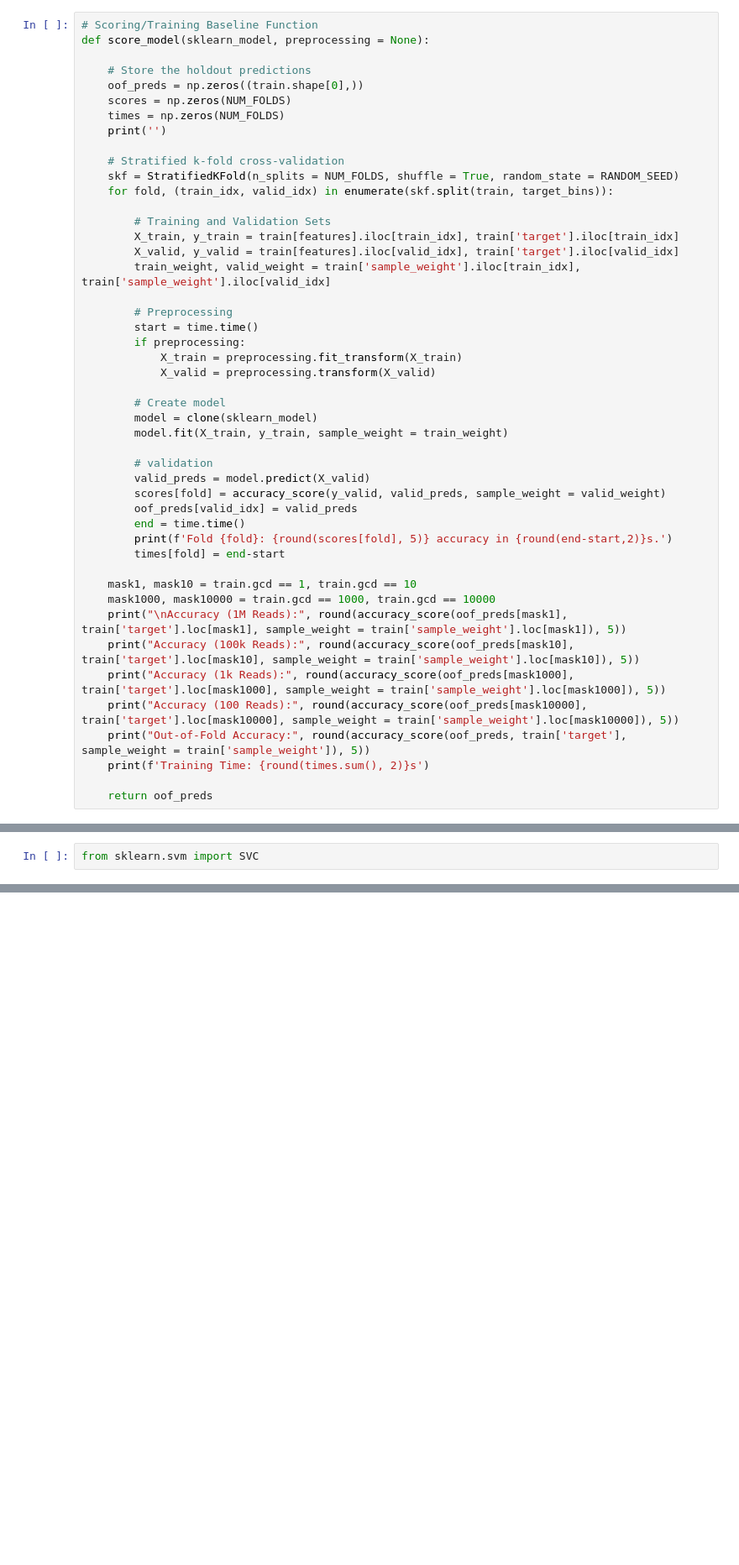
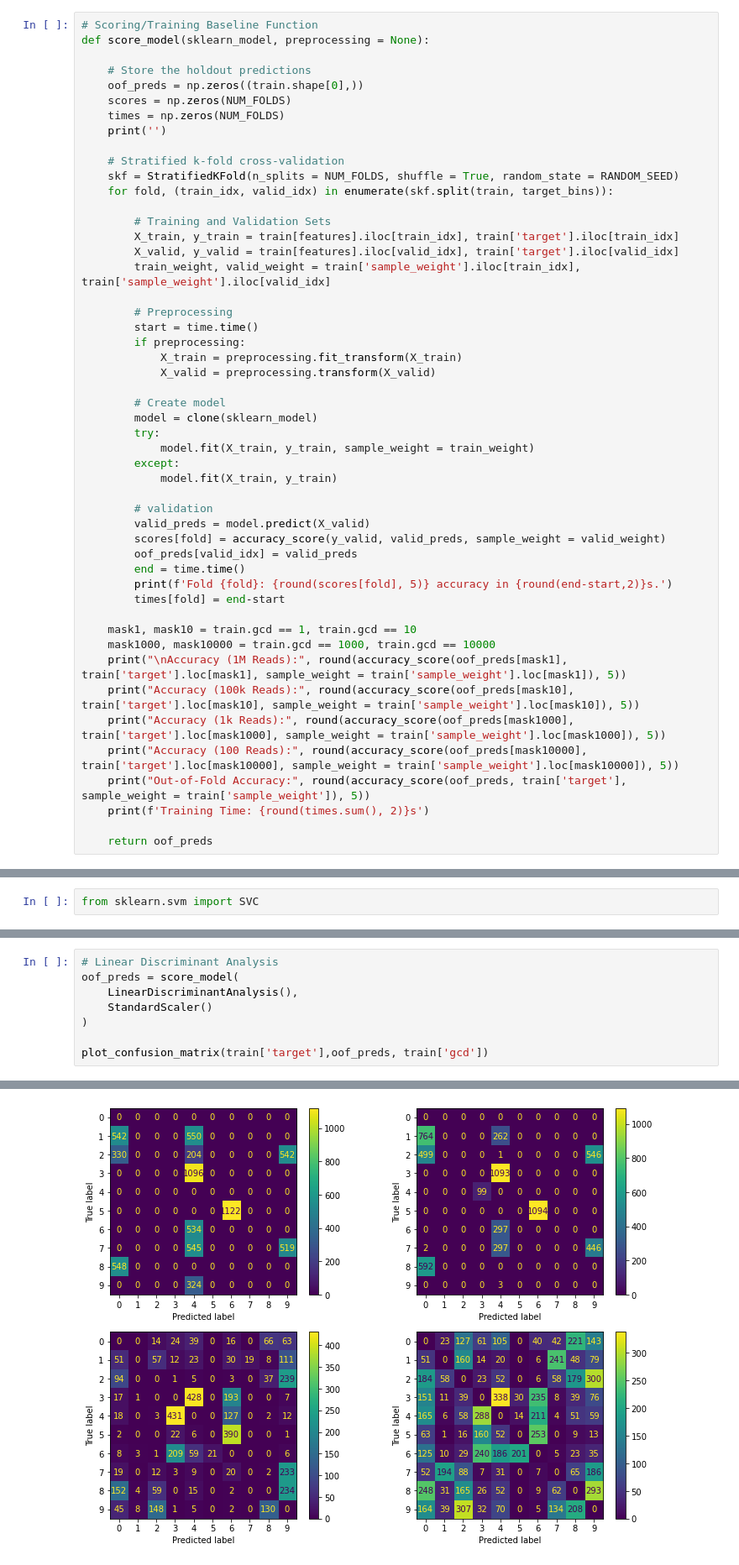
Before and after one commit to rsizem2/tabular-playground-series, a Jupyter notebook: tps-2022-02/notebooks/Notebook 2 - Linear Classifiers.ipynb, the cells around one changed output, grey strips where cells are left out. Shown at 84% size. Saved outputs shown, nothing was run; the diff lists cells and outputs as text; blank space fills up the shorter version.

Commit message:
update linear/nonlinear classifiers

```diff
--- a/tps-2022-02/notebooks/Notebook 2 - Linear Classifiers.ipynb
+++ b/tps-2022-02/notebooks/Notebook 2 - Linear Classifiers.ipynb
@@ -64,7 +64,10 @@ def score_model(sklearn_model, preprocessing = None):
 
         # Create model
         model = clone(sklearn_model)
-        model.fit(X_train, y_train, sample_weight = train_weight)
+        try:
+            model.fit(X_train, y_train, sample_weight = train_weight)
+        except:
+            model.fit(X_train, y_train)
 
         # validation
         valid_preds = model.predict(X_valid)
@@ -304,0 +230,9 @@ Training Time: 288.57s
+# %%
+# Linear Discriminant Analysis
+oof_preds = score_model(
+    LinearDiscriminantAnalysis(),
+    StandardScaler()
+)
+
+plot_confusion_matrix(train['target'],oof_preds, train['gcd'])
+# %% [output]
@@ -304,0 +249 @@ Training Time: 288.57s
+[figure, added]
```
Also changed, not shown: parts of 14 cells of this notebook, 1 other file.
